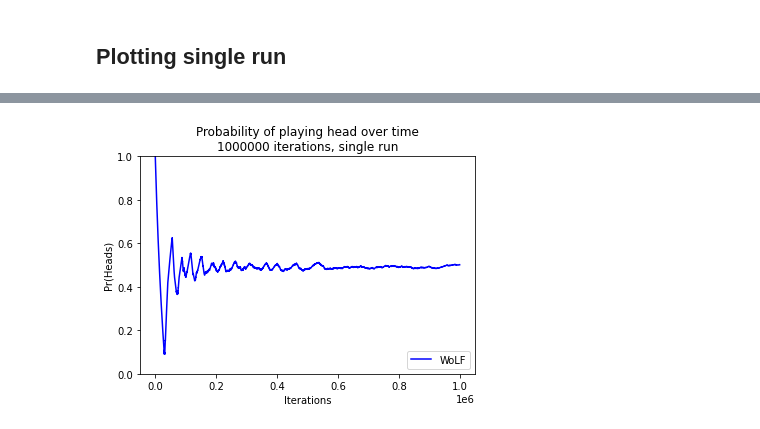
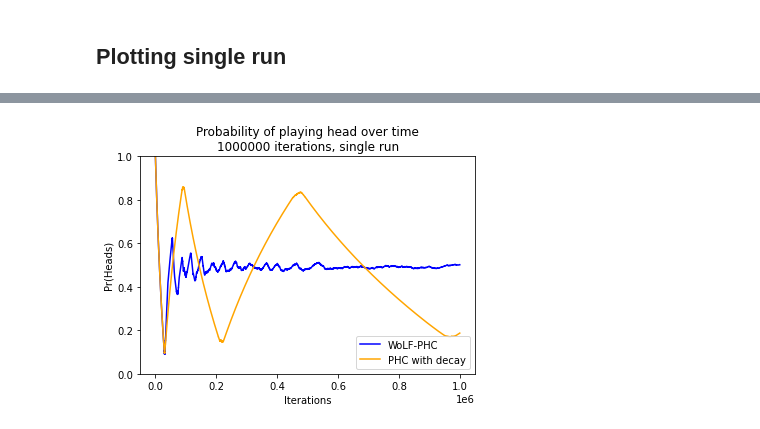
Before and after one commit to wulfdewolf/CGTproject, a Jupyter notebook: code/matching_pennies_game.ipynb, the cells around one changed output, grey strips where cells are left out. Drawn from its saved outputs; the diff is of its cells as text; code cells hidden in the pictures.

Commit message:
Matching pennies with single run

```diff
--- a/code/matching_pennies_game.ipynb
+++ b/code/matching_pennies_game.ipynb
@@ -342,2 +523,20 @@ save_var_to_file("matching_pennies/wolf_result", results)
+# %%
+initial_q_value = 0
+initial_policy_probabilities = 1/2
+gamma = 0.8
+delta = 1 / (20000 + 120000) #Can be finetuned further, this corresponds to the time-varying delta after 120'000 iterations
+alpha = 1 / (100 + (120000/10000)) #Can be finetuned further, this corresponds to the time-varying alpha after 120'000 iterations
+uses_time_varying = False
+iterations = 1000000
+averaging_amount = 30
+
+player1 = PhcMatchingPenniesPlayer(initial_q_value, initial_policy_probabilities, gamma, delta, alpha, uses_time_varying)
+player2 = PhcMatchingPenniesPlayer(initial_q_value, initial_policy_probabilities, gamma, delta, alpha, uses_time_varying)
+players = [player1, player2]
+
+game = MatchingPenniesGame(players)
+
+results = average_games(game, iterations, averaging_amount)
+save_var_to_file("matching_pennies/phc_result_fixed", results)
 # %% [markdown]
 ## Plotting averages
@@ -344,7 +628,7 @@ save_var_to_file("matching_pennies/wolf_result", results)
 # %%
 # get the results
-results = [["WoLF", get_var_from_file("matching_pennies/wolf_result")]]
-           #["PHC", get_var_from_file("matching_pennies/phc")]]
+results = [["WoLF-PHC", get_var_from_file("matching_pennies/wolf_result")],
+           ["PHC with decay", get_var_from_file("matching_pennies/phc_result_time_varying")]]
 
 colors = ["blue",
          "orange"]
@@ -431,44 +755,41 @@ plt.show()
 # %%
 # get the results
-results = [["WoLF", get_var_from_file("matching_pennies/wolf_result")]]
-           #["PHC", get_var_from_file("matching_pennies/phc")]]
+results = [["WoLF-PHC", get_var_from_file("matching_pennies/wolf_result")],
+           ["PHC with decay", get_var_from_file("matching_pennies/phc_result_time_varying")]]
 
 colors = ["blue",
          "orange"]
-
-error_colors = ["orange",
-                "blue"]
 
 
 # --------------------------------------------------------------------------
 color_idx = 0
 for result in results:
     # average results over trials
     result_data = result[1][0]
 
     #determine iterations
     iterations = len(result_data)
 
     # plot
     x = np.arange(0, iterations, 1)
     y = result_data
     plt.plot(x, y,
              "-",
              label=result[0],
              color=colors[color_idx])
 
     color_idx += 1
 
 
 plt.legend(loc="lower right")
 
 plt.ylim(0, 1)
 
 plt.xlabel('Iterations')
 plt.ylabel('Pr(Heads)')
 plt.title('Probability of playing head over time\n' + str(iterations) + " iterations, single run")
 
 plt.savefig("graphs/matching_pennies/matching_pennies_single.png", dpi=300, bbox_inches='tight')
 plt.show()
 # %% [output]
-[figure, old version]
+[figure, new version]
```
Also changed, not shown: parts of 12 cells of this notebook, 3 other files.
